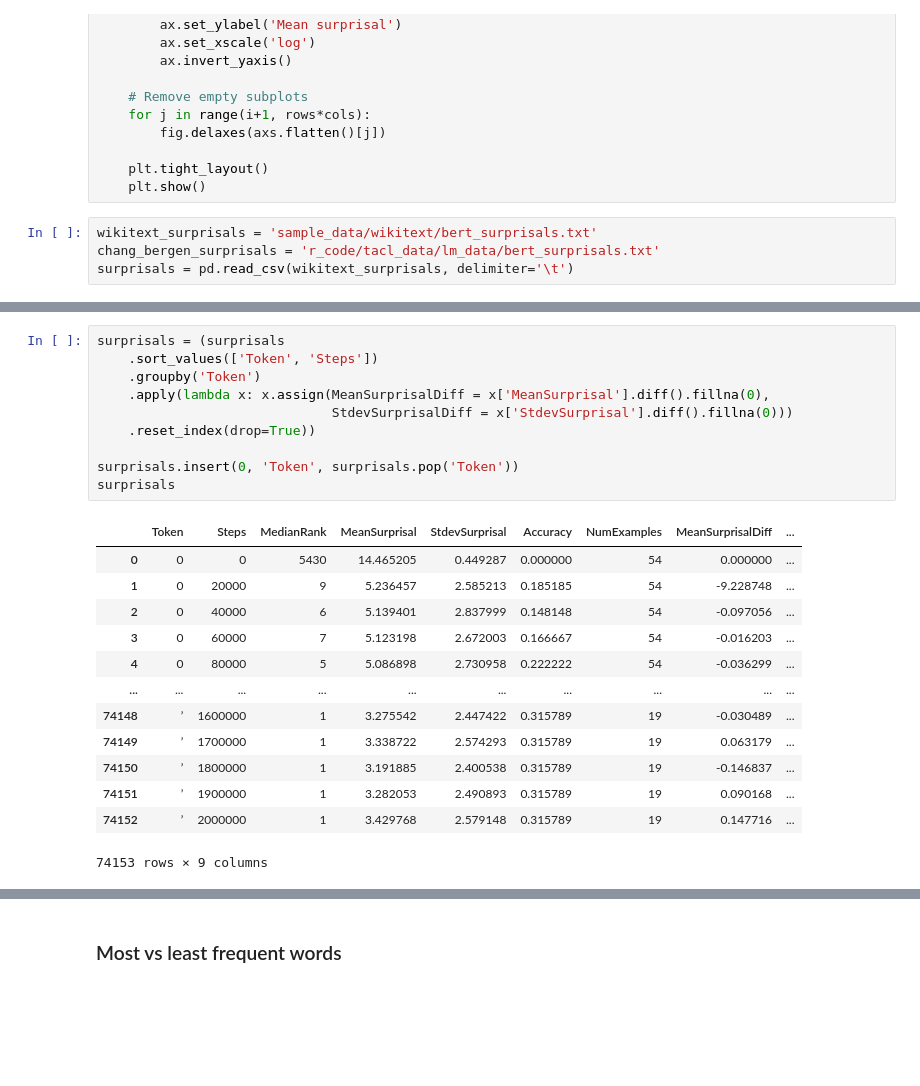
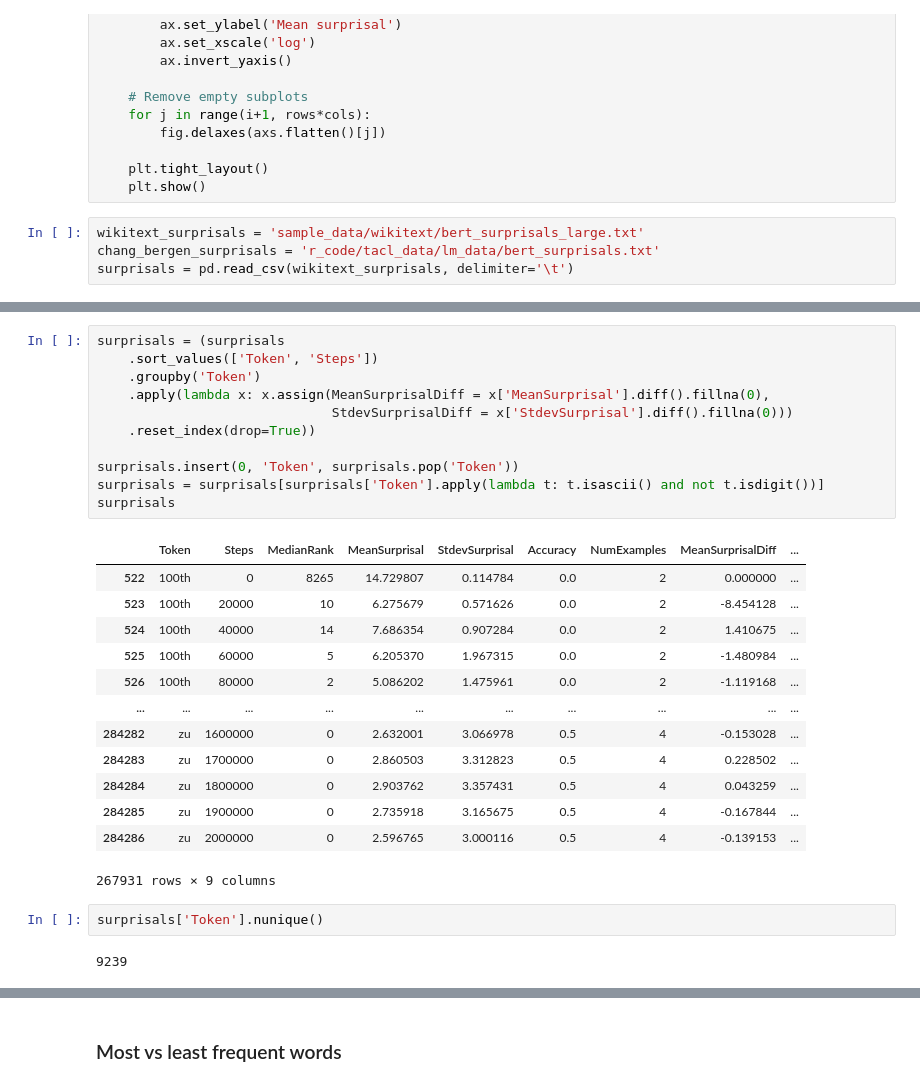
Before and after one commit to NazaninShafiabadi/word-acquisition-language-models, a Jupyter notebook: word_acquisition.ipynb, the cells around one changed output, grey strips where cells are left out. Drawn from its saved outputs; the diff is of its cells as text; blank space fills up the shorter version.

```diff
--- a/word_acquisition.ipynb
+++ b/word_acquisition.ipynb
@@ -41,6 +41,6 @@ def plot_surprisals(words:List[str], surprisals_df):
     plt.tight_layout()
     plt.show()
 # %%
-wikitext_surprisals = 'sample_data/wikitext/bert_surprisals.txt'
+wikitext_surprisals = 'sample_data/wikitext/bert_surprisals_large.txt'
 chang_bergen_surprisals = 'r_code/tacl_data/lm_data/bert_surprisals.txt'
 surprisals = pd.read_csv(wikitext_surprisals, delimiter='\t')
@@ -63,24 +47,29 @@ surprisals[surprisals['Steps'] == 0]
 # %%
 surprisals = (surprisals
     .sort_values(['Token', 'Steps'])
     .groupby('Token')
     .apply(lambda x: x.assign(MeanSurprisalDiff = x['MeanSurprisal'].diff().fillna(0),
                               StdevSurprisalDiff = x['StdevSurprisal'].diff().fillna(0)))
     .reset_index(drop=True))
 
 surprisals.insert(0, 'Token', surprisals.pop('Token'))
+surprisals = surprisals[surprisals['Token'].apply(lambda t: t.isascii() and not t.isdigit())]
 surprisals
 # %% [output]
 |  | Token | Steps | MedianRank | MeanSurprisal | StdevSurprisal | Accuracy | NumExamples | MeanSurprisalDiff | ... |
-| 0 | 0 | 0 | 5430 | 14.465205 | 0.449287 | 0.000000 | 54 | 0.000000 | ... |
-| 1 | 0 | 20000 | 9 | 5.236457 | 2.585213 | 0.185185 | 54 | -9.228748 | ... |
-| 2 | 0 | 40000 | 6 | 5.139401 | 2.837999 | 0.148148 | 54 | -0.097056 | ... |
-| 3 | 0 | 60000 | 7 | 5.123198 | 2.672003 | 0.166667 | 54 | -0.016203 | ... |
-| 4 | 0 | 80000 | 5 | 5.086898 | 2.730958 | 0.222222 | 54 | -0.036299 | ... |
+| 522 | 100th | 0 | 8265 | 14.729807 | 0.114784 | 0.0 | 2 | 0.000000 | ... |
+| 523 | 100th | 20000 | 10 | 6.275679 | 0.571626 | 0.0 | 2 | -8.454128 | ... |
+| 524 | 100th | 40000 | 14 | 7.686354 | 0.907284 | 0.0 | 2 | 1.410675 | ... |
+| 525 | 100th | 60000 | 5 | 6.205370 | 1.967315 | 0.0 | 2 | -1.480984 | ... |
+| 526 | 100th | 80000 | 2 | 5.086202 | 1.475961 | 0.0 | 2 | -1.119168 | ... |
 | ... | ... | ... | ... | ... | ... | ... | ... | ... | ... |
-| 74148 | ’ | 1600000 | 1 | 3.275542 | 2.447422 | 0.315789 | 19 | -0.030489 | ... |
-| 74149 | ’ | 1700000 | 1 | 3.338722 | 2.574293 | 0.315789 | 19 | 0.063179 | ... |
-| 74150 | ’ | 1800000 | 1 | 3.191885 | 2.400538 | 0.315789 | 19 | -0.146837 | ... |
-| 74151 | ’ | 1900000 | 1 | 3.282053 | 2.490893 | 0.315789 | 19 | 0.090168 | ... |
-| 74152 | ’ | 2000000 | 1 | 3.429768 | 2.579148 | 0.315789 | 19 | 0.147716 | ... |
+| 284282 | zu | 1600000 | 0 | 2.632001 | 3.066978 | 0.5 | 4 | -0.153028 | ... |
+| 284283 | zu | 1700000 | 0 | 2.860503 | 3.312823 | 0.5 | 4 | 0.228502 | ... |
+| 284284 | zu | 1800000 | 0 | 2.903762 | 3.357431 | 0.5 | 4 | 0.043259 | ... |
+| 284285 | zu | 1900000 | 0 | 2.735918 | 3.165675 | 0.5 | 4 | -0.167844 | ... |
+| 284286 | zu | 2000000 | 0 | 2.596765 | 3.000116 | 0.5 | 4 | -0.139153 | ... |
-74153 rows × 9 columns
+267931 rows × 9 columns
+# %%
+surprisals['Token'].nunique()
+# %% [output]
+9239
```
Also changed, not shown: parts of 8 cells of this notebook, 3 other files.
